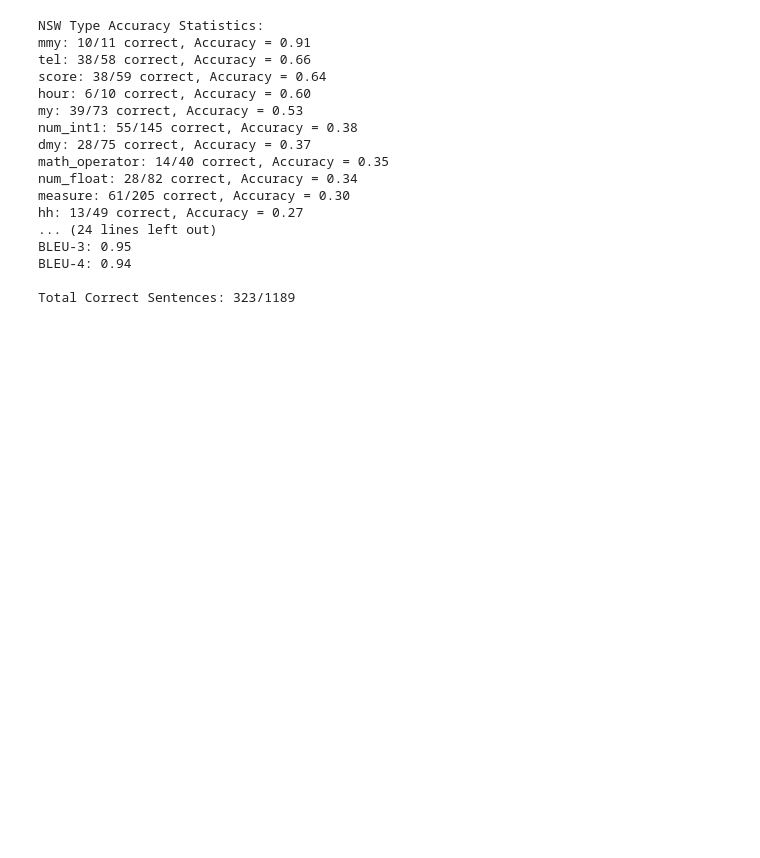
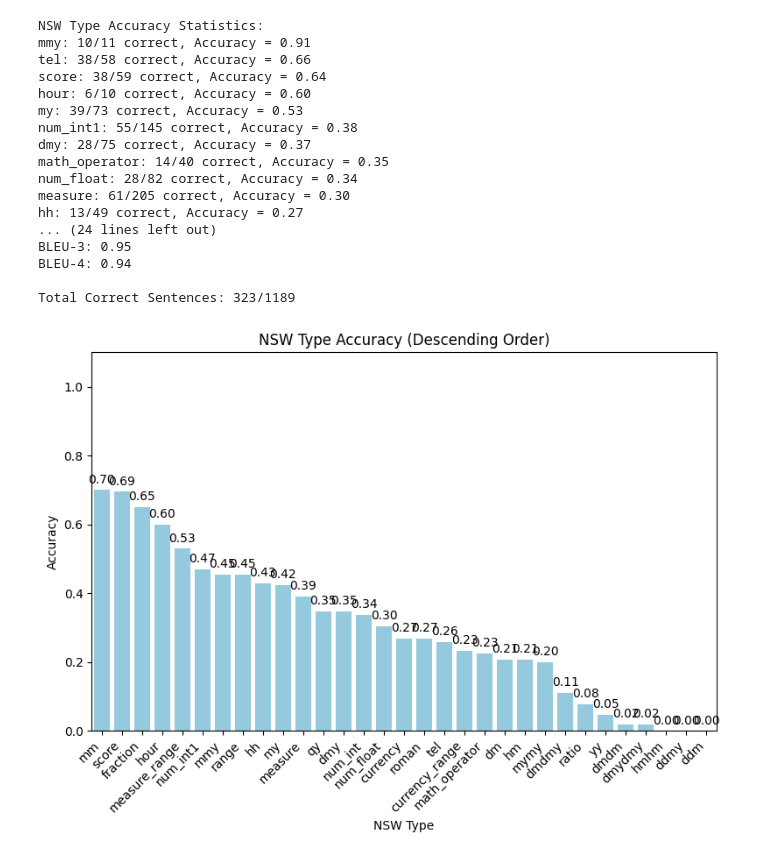
Before and after one commit to datnt3/text-normalization, a Jupyter notebook: notebooks/eval/vinorm_eval.ipynb, the cells around one changed output. Cells and saved outputs as stored; diff of their text form; code cells hidden in the pictures; blank space fills up the shorter version.

```diff
--- a/notebooks/eval/vinorm_eval.ipynb
+++ b/notebooks/eval/vinorm_eval.ipynb
@@ -104,3 +104,89 @@ BLEU-3: 0.95
 BLEU-4: 0.94
 
 Total Correct Sentences: 323/1189
+# %%
+
+import pandas as pd
+import ast
+import seaborn as sns
+import matplotlib.pyplot as plt
+
+# Load CSV (replace with your actual file path)
+csv_path = "/data/datnt3/text-normalization/data_storage/eval/llm_inference/2025-06-17/11:14:28_gpt-4o-mini_1_eval.csv"  # Update to your CSV path
+df = pd.read_csv(csv_path)
+
+# Parse nsw_exact_match strings into dictionaries
+df["nsw_exact_match"] = df["nsw_exact_match"].apply(ast.literal_eval)
+
+# Convert BLEU scores to numeric
+bleu_cols = ["bleu1", "bleu2", "bleu3", "bleu4"]
+for col in bleu_cols:
+    df[col] = pd.to_numeric(df[col], errors="coerce")
+
+# Compute total correct sentences
+total_correct_sentences = df["exact_match"].sum()
+
+# Compute BLEU averages across all sentences
+bleu_averages = {f"BLEU-{i+1}": df[f"bleu{i+1}"].mean() for i in range(4)}
+
+# Compute accuracy per NSW type
+tag_scores = {}
+tag_counts = {}
+for nsw_dict in df["nsw_exact_match"]:
+    for nsw, [tag, score] in nsw_dict.items():
+        tag_scores.setdefault(tag, []).append(score)
+        tag_counts.setdefault(tag, 0)
+        tag_counts[tag] += 1
+
+# Calculate accuracy for each tag
+tag_accuracies = {tag: sum(scores) / len(scores) for tag, scores in tag_scores.items()}
+
+# Convert to DataFrame for NSW accuracy plot
+accuracy_df = pd.DataFrame.from_dict(tag_accuracies, orient="index", columns=["Accuracy"])
+accuracy_df = accuracy_df.sort_values(by="Accuracy", ascending=False)
+
+# Plot NSW accuracy bar chart
+plt.figure(figsize=(8, 6))
+sns.barplot(x=accuracy_df.index, y=accuracy_df["Accuracy"], color="skyblue")
+plt.title("NSW Type Accuracy (Descending Order)")
+plt.xlabel("NSW Type")
+plt.ylabel("Accuracy")
+plt.ylim(0, 1.1)
+plt.xticks(rotation=45, ha="right")
+for i, v in enumerate(accuracy_df["Accuracy"]):
+    plt.text(i, v + 0.02, f"{v:.2f}", ha="center")
+plt.tight_layout()
+plt.savefig("nsw_accuracy_barchart.png", dpi=300, bbox_inches="tight")
+plt.show()
+
+# Convert BLEU averages to DataFrame for plot
+bleu_df = pd.DataFrame.from_dict(bleu_averages, orient="index", columns=["Average BLEU"])
+
+# Plot BLEU averages bar chart
+plt.figure(figsize=(8, 6))
+sns.barplot(x=bleu_df.index, y=bleu_df["Average BLEU"], color="lightgreen")
+plt.title("Average BLEU Scores Across All Sentences")
+plt.xlabel("BLEU Metric")
+plt.ylabel("Average Score")
+plt.ylim(0, 1.1)
+for i, v in enumerate(bleu_df["Average BLEU"]):
+    plt.text(i, v + 0.02, f"{v:.2f}", ha="center")
+plt.tight_layout()
+# plt.savefig("bleu_averages_barchart.png", dpi=300, bbox_inches="tight")
+plt.show()
+
+# Print statistics
+print("\nNSW Type Accuracy Statistics:")
+for tag in accuracy_df.index:
+    accuracy = tag_accuracies[tag]
+    correct = sum(tag_scores[tag])
+    total = tag_counts[tag]
+    print(f"{tag}: {correct}/{total} correct, Accuracy = {accuracy:.2f}")
+
+print("\nBLEU Score Averages:")
+for bleu_metric, avg in bleu_averages.items():
+    print(f"{bleu_metric}: {avg:.2f}")
+
+print(f"\nTotal Correct Sentences: {total_correct_sentences}/{len(df)}")
+# %% [output]
+[figure, added]
```
Also changed, not shown: parts of 1 cell of this notebook, 10 other files.
